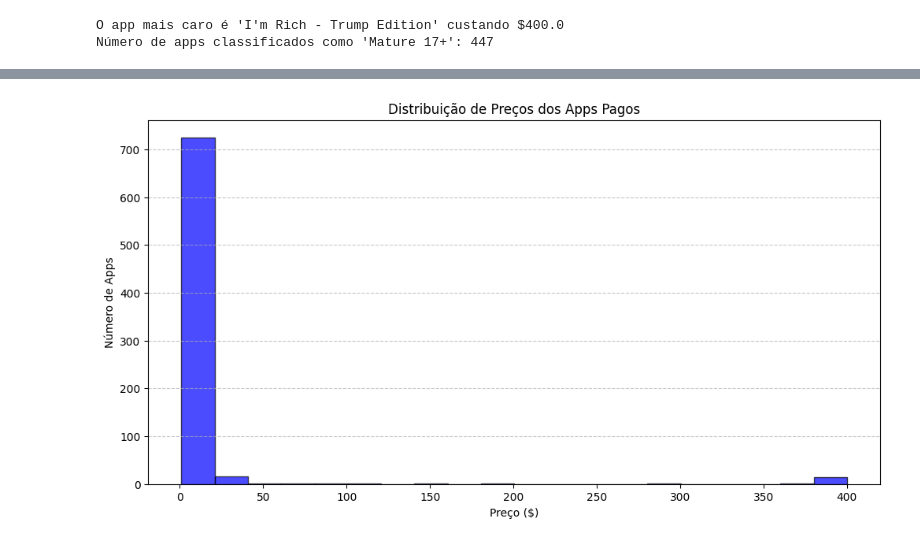
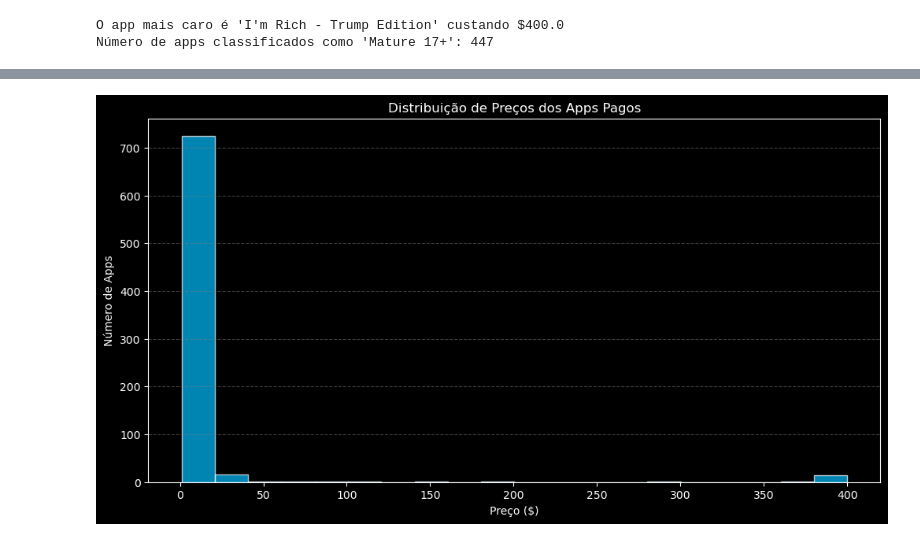
Before and after one commit to vmendess/compass-vm, a Jupyter notebook: Sprint 2/Desafio/notebook_jupyter/desafio.ipynb, the cells around one changed output, grey strips where cells are left out. Saved outputs shown, nothing was run; the diff lists cells and outputs as text; code cells hidden in the pictures.

```diff
--- a/Sprint 2/Desafio/notebook_jupyter/desafio.ipynb
+++ b/Sprint 2/Desafio/notebook_jupyter/desafio.ipynb
@@ -297,12 +379,23 @@ O código abaixo **gera um histograma da distribuição de preços dos aplicativ
 # %%
- # **Cálculo Adicional 2: Distribuição de Preços dos Apps Pagos**
+# Aplicar o estilo dark
+plt.style.use('dark_background')
+
+# Filtrar apenas os apps pagos
 paid_apps = df[df["Price"] > 0]
+
+# Criar o histograma
 plt.figure(figsize=(12, 6))
-plt.hist(paid_apps["Price"], bins=20, color='blue', alpha=0.7, edgecolor='black')
-plt.xlabel("Preço ($)")
-plt.ylabel("Número de Apps")
-plt.title("Distribuição de Preços dos Apps Pagos")
-plt.grid(axis='y', linestyle='--', alpha=0.7)
+plt.hist(paid_apps["Price"], bins=20, color='deepskyblue', alpha=0.7, edgecolor='white')  # Alterei a cor para melhor contraste
+
+# Adicionar rótulos e título
+plt.xlabel("Preço ($)", color='white')
+plt.ylabel("Número de Apps", color='white')
+plt.title("Distribuição de Preços dos Apps Pagos", color='white')
+
+# Melhor visualização no fundo escuro
+plt.grid(axis='y', linestyle='--', alpha=0.5, color='gray')
+
+# Exibir o gráfico
 plt.show()
 # %% [output]
-[figure, old version]
+[figure, new version]
```
Also changed, not shown: parts of 9 cells of this notebook, 1 other file.
